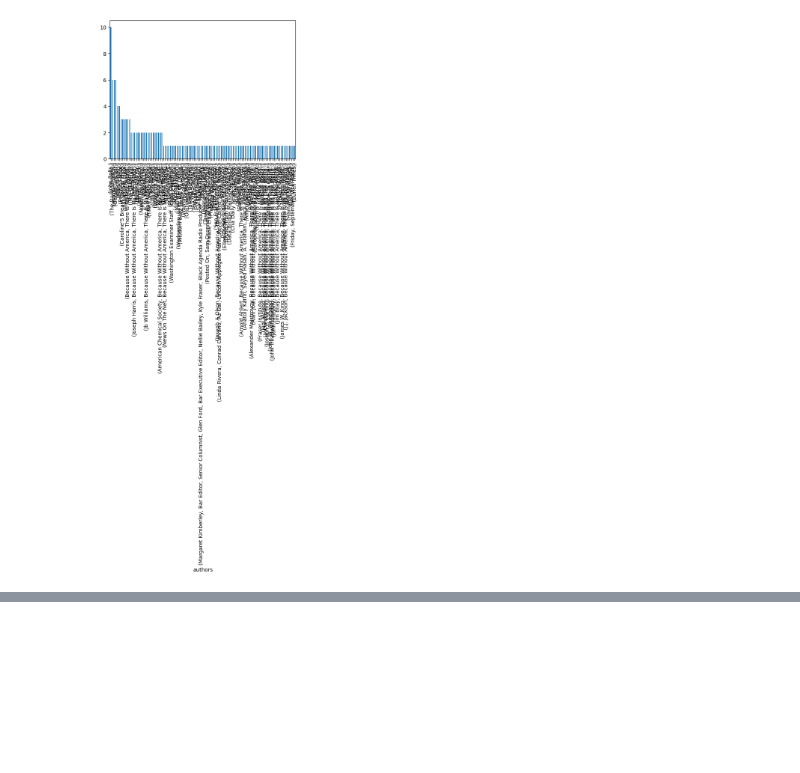
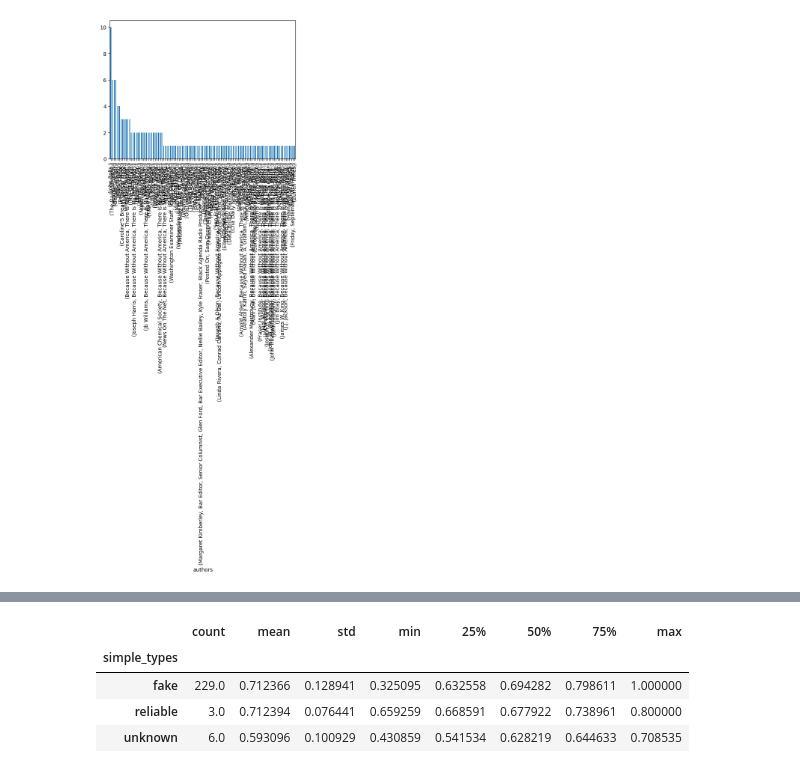
Before and after one commit to emiloerum/GDS_Project, a Jupyter notebook: projecttask1.ipynb, the cells around one changed output, grey strips where cells are left out. Cells and saved outputs as stored; diff of their text form; code cells hidden in the pictures; blank space fills up the shorter version.

```diff
--- a/projecttask1.ipynb
+++ b/projecttask1.ipynb
@@ -346,0 +358,10 @@ def unique_words_ratio(wordlist):
+# %%
+news_data['mean_word_length']=content_column_no_stopwords.apply(lambda x:unique_words_ratio(x))
+news_data.groupby('simple_types')['mean_word_length'].describe()
+#kunne være fedt med boxplots her men altså
+# %% [output]
+|  | count | mean | std | min | 25% | 50% | 75% | max |
+| simple_types |  |  |  |  |  |  |  |  |
+| fake | 229.0 | 0.712366 | 0.128941 | 0.325095 | 0.632558 | 0.694282 | 0.798611 | 1.000000 |
+| reliable | 3.0 | 0.712394 | 0.076441 | 0.659259 | 0.668591 | 0.677922 | 0.738961 | 0.800000 |
+| unknown | 6.0 | 0.593096 | 0.100929 | 0.430859 | 0.541534 | 0.628219 | 0.644633 | 0.708535 |
```
Also changed, not shown: parts of 4 cells of this notebook.
